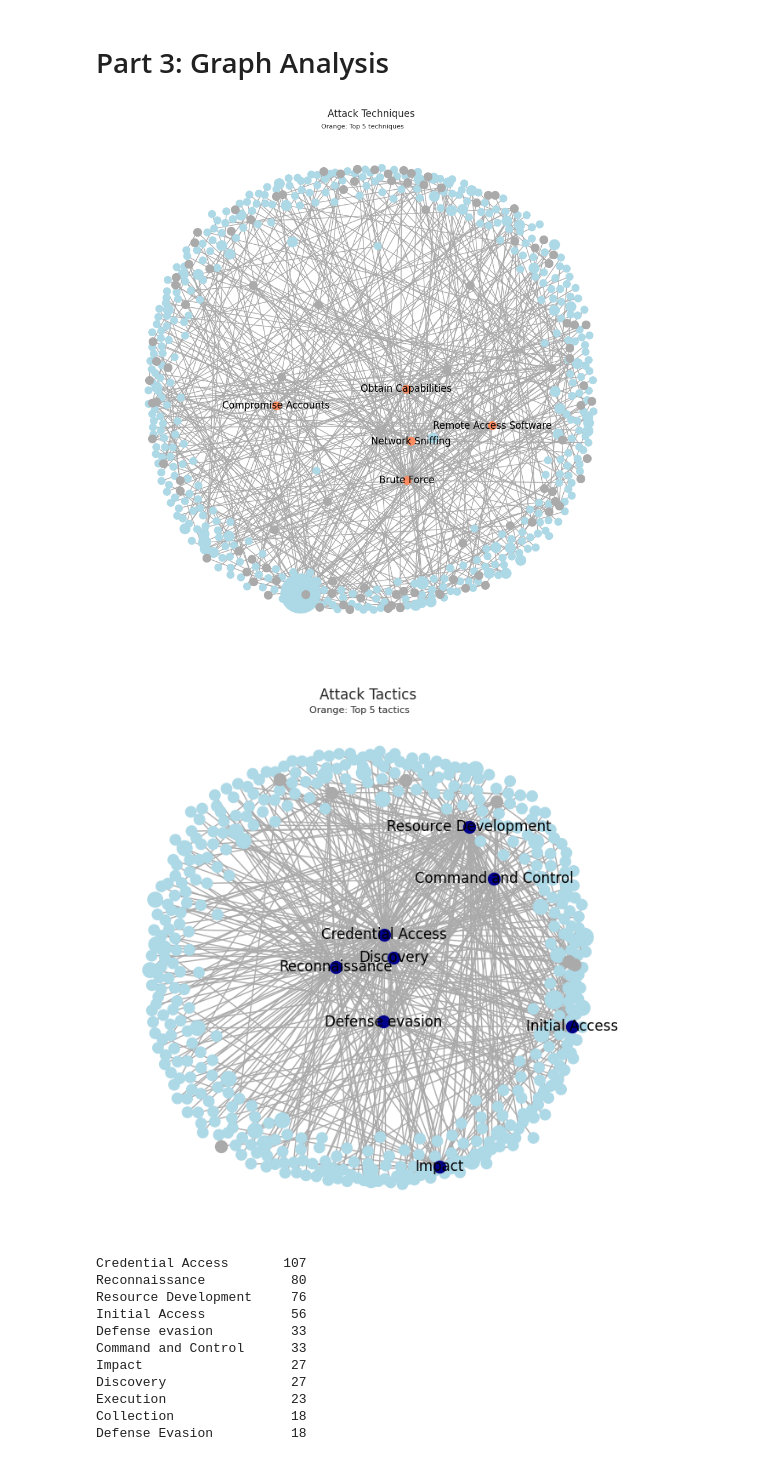
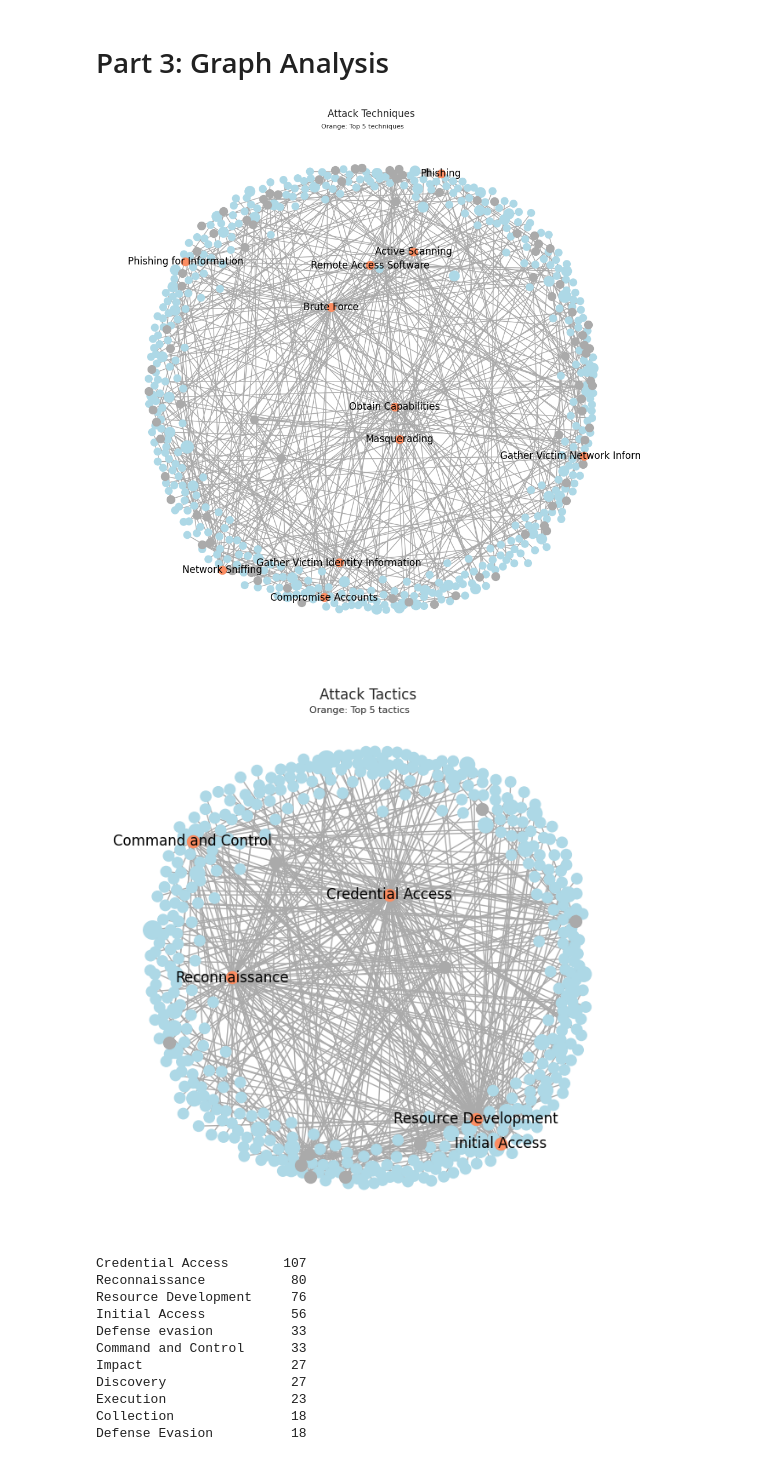
Before and after one commit to CRChenND/DGL4HackForum, a Jupyter notebook: notebook/stellar_practice_cora.ipynb, the cells around one changed output. Drawn from its saved outputs; the diff is of its cells as text; code cells hidden in the pictures.

```diff
--- a/notebook/stellar_practice_cora.ipynb
+++ b/notebook/stellar_practice_cora.ipynb
@@ -411,13 +412,13 @@ nx.draw_networkx_nodes(g, layout, nodelist=topics, node_size=size, node_color='l
 techniques = [node for node in g.nodes() if node in hf_df['Technique'].unique()]
 nx.draw_networkx_nodes(g, layout, nodelist=techniques, node_size=100, node_color='#AAAAAA')
 
-high_degree_topics = [node for node in g.nodes() if node in hf_df['Topic'].unique() and g.degree(node) > 2]
+high_degree_topics = [node for node in g.nodes() if node in hf_df['Topic'].unique() and g.degree(node) > 20]
 #nx.draw_networkx_nodes(g, layout, nodelist=high_degree_topics, node_size=100, node_color='#00008b')
 
 #high_degree_tactic = [node for node in g.nodes() if node in nx_df['Tactic'].unique() and g.degree(node) > 20]
 #nx.draw_networkx_nodes(g, layout, nodelist=high_degree_tactic, node_size=100, node_color='#00008b')
 
-high_degree_techniques = [node for node in g.nodes() if node in hf_df['Technique'].unique() and g.degree(node) > 18]
+high_degree_techniques = [node for node in g.nodes() if node in hf_df['Technique'].unique() and g.degree(node) > 8]
 nx.draw_networkx_nodes(g, layout, nodelist=high_degree_techniques, node_size=100, node_color='#fc8d62')
 
 technique_dict = dict(zip(techniques, techniques))
@@ -434,7 +435,7 @@ plt.figtext(.5,.87,'Orange: Top 5 techniques',fontsize=8,ha='center')
 # 5. Tell matplotlib to show it
 plt.show()
 # %% [output]
-[figure, old version]
+[figure, new version]
 # %%
 # Plot Tactics
 
@@ -450,36 +451,36 @@ g = nx.from_pandas_edgelist(hf_df, source='Topic', target='Tactic')
 layout = nx.spring_layout(g,iterations=30,k=28/math.sqrt(g.order()))
 
 # 3. Draw the parts we want
 nx.draw_networkx_edges(g, layout, edge_color='#AAAAAA')
 
 topics = [node for node in g.nodes() if node in hf_df['Topic'].unique()]
 size = [g.degree(node) * 80 for node in g.nodes() if node in hf_df['Topic'].unique()]
 nx.draw_networkx_nodes(g, layout, nodelist=topics, node_size=size, node_color='lightblue')
 
 tactics = [node for node in g.nodes() if node in hf_df['Tactic'].unique()]
 nx.draw_networkx_nodes(g, layout, nodelist=tactics, node_size=100, node_color='#AAAAAA')
 
 #high_degree_topics = [node for node in g.nodes() if node in hf_df['Topic'].unique() and g.degree(node) > 2]
 #nx.draw_networkx_nodes(g, layout, nodelist=high_degree_topics, node_size=100, node_color='#00008b')
 
-high_degree_tactic = [node for node in g.nodes() if node in hf_df['Tactic'].unique() and g.degree(node) > 20]
-nx.draw_networkx_nodes(g, layout, nodelist=high_degree_tactic, node_size=100, node_color='#00008b')
+high_degree_tactic = [node for node in g.nodes() if node in hf_df['Tactic'].unique() and g.degree(node) > 28]
+nx.draw_networkx_nodes(g, layout, nodelist=high_degree_tactic, node_size=100, node_color='#fc8d62')
 
 technique_dict = dict(zip(tactics, tactics))
 #nx.draw_networkx_labels(g, layout, labels=technique_dict)
 hd_tactic_dict = dict(zip(high_degree_tactic, high_degree_tactic))
 
 nx.draw_networkx_labels(g, layout, labels=hd_tactic_dict)
 
 # 4. Turn off the axis
 plt.axis('off')
 plt.title("Attack Tactics",fontsize=12,ha='center')
 plt.figtext(.5,.87,'Orange: Top 5 tactics',fontsize=8,ha='center')
 
 # 5. Tell matplotlib to show it
 plt.show()
 # %% [output]
-[figure, old version]
+[figure, new version]
 # %%
 hf_df['Tactic'].value_counts()
 # %% [output]
```
Also changed, not shown: parts of 7 cells of this notebook.
